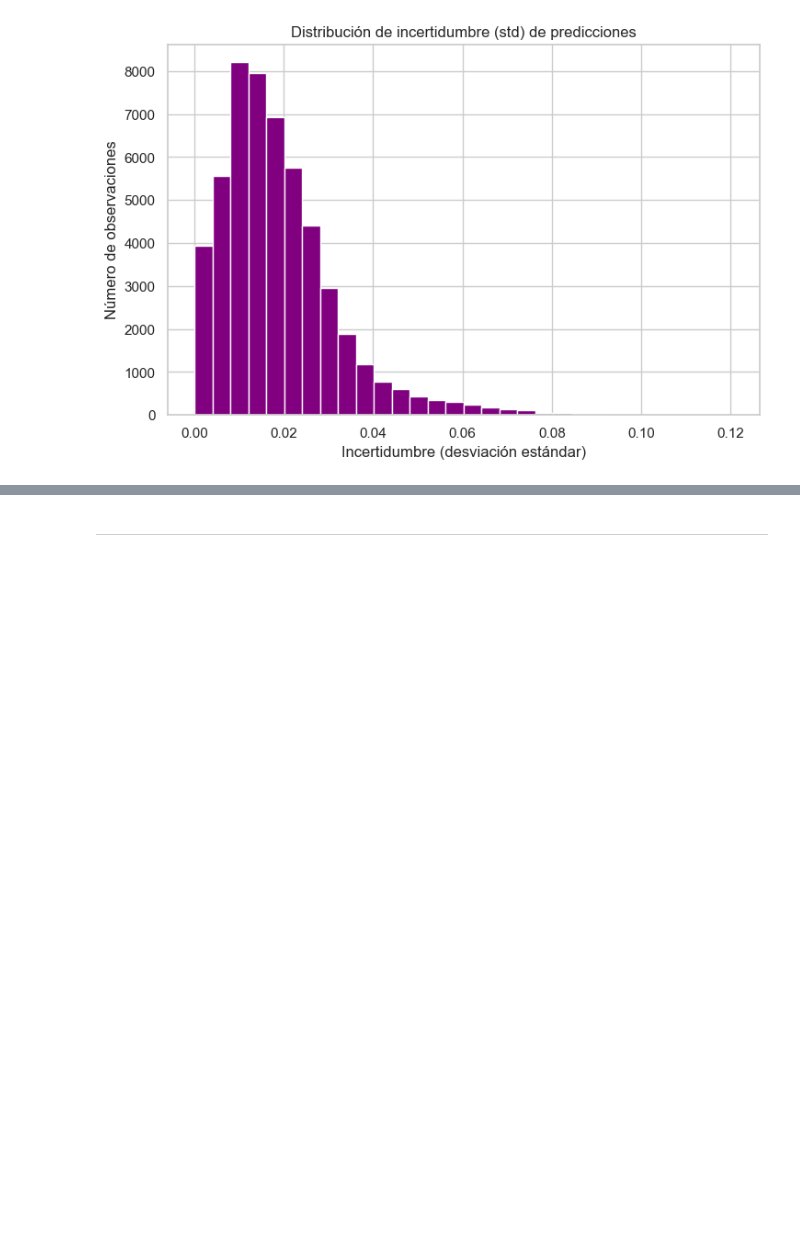
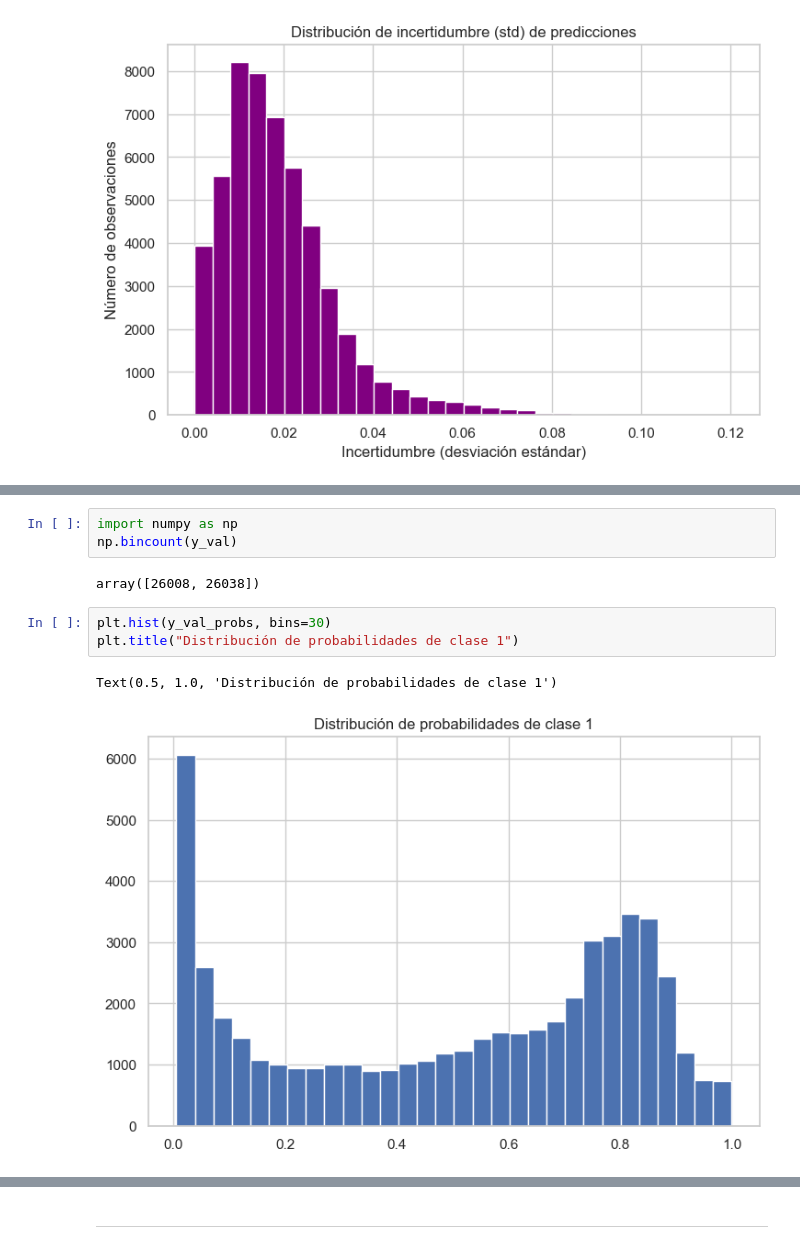
Before and after one commit to SaraLuzVC/Customer-Churn-Records, a Jupyter notebook: sofia/Causal_sofia.ipynb, the cells around one changed output, grey strips where cells are left out. Cells and saved outputs as stored; diff of their text form; blank space fills up the shorter version.

```diff
--- a/sofia/Causal_sofia.ipynb
+++ b/sofia/Causal_sofia.ipynb
@@ -884,0 +910,11 @@ plt.show()
+# %%
+import numpy as np
+np.bincount(y_val)
+# %% [output]
+array([26008, 26038])
+# %%
+plt.hist(y_val_probs, bins=30)
+plt.title("Distribución de probabilidades de clase 1")
+# %% [output]
+Text(0.5, 1.0, 'Distribución de probabilidades de clase 1')
+[figure, added]
```
Also changed, not shown: parts of 3 cells of this notebook.
